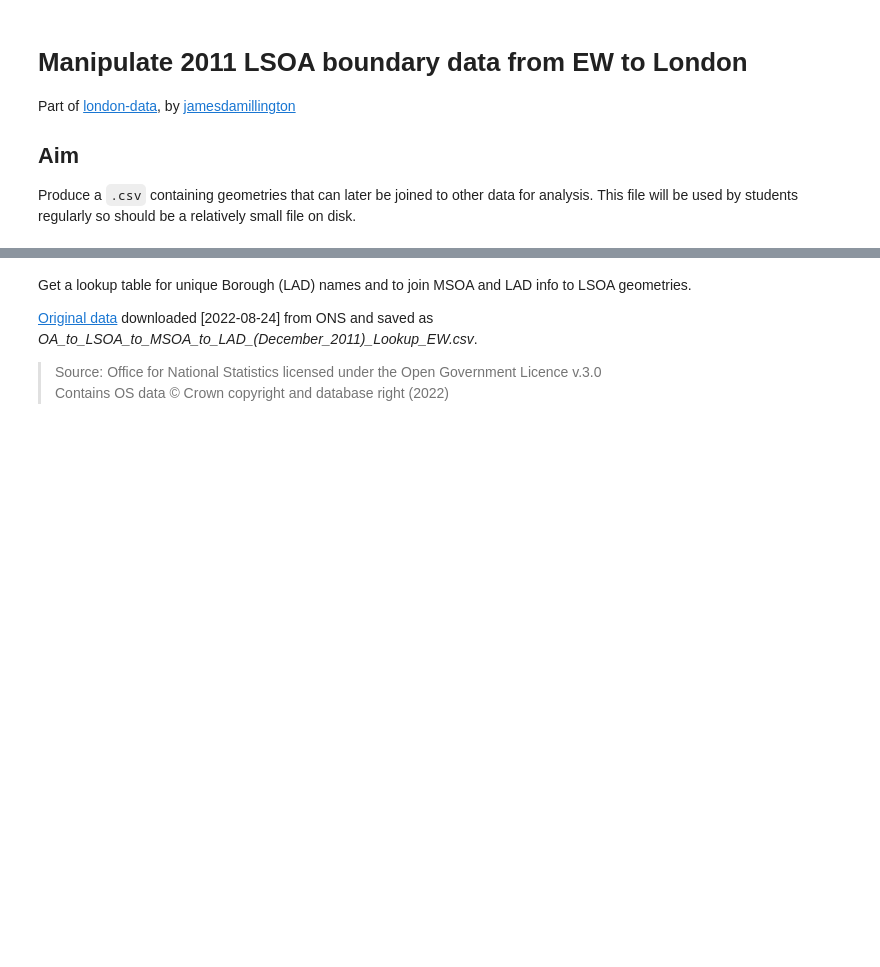
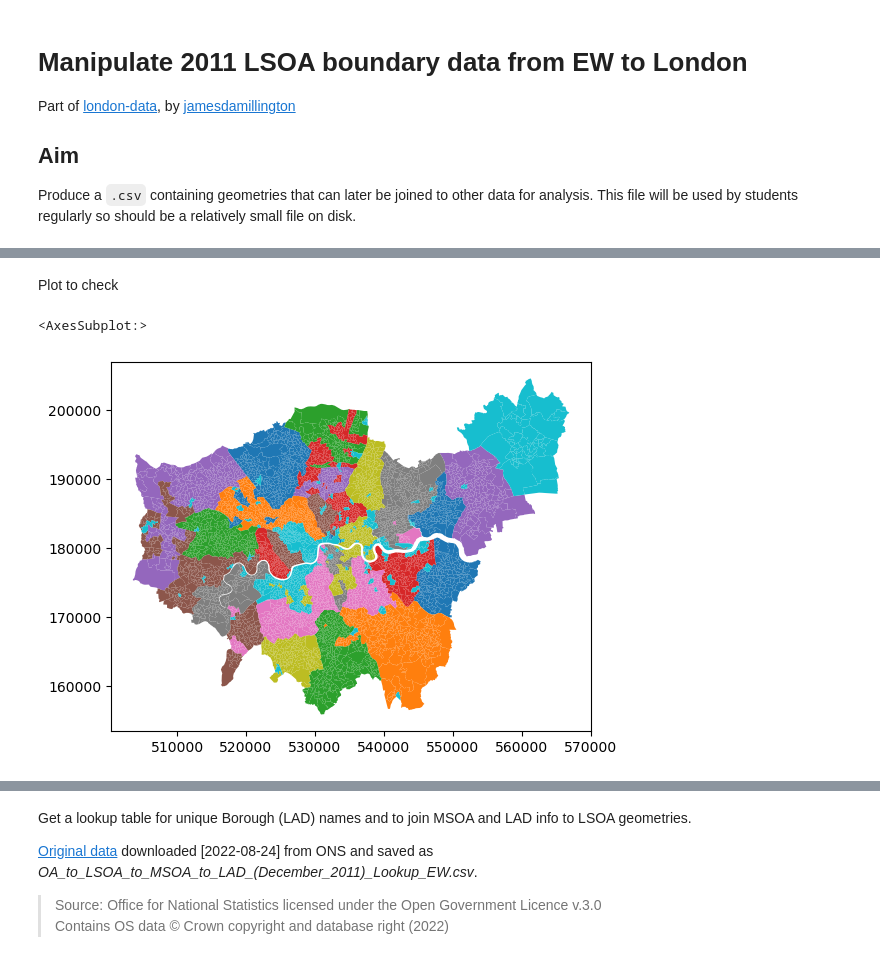
Before and after one commit to jamesdamillington/london-data, a Jupyter notebook: code/london-census2011-geography.ipynb, the cells around one changed output, grey strips where cells are left out. Saved outputs shown, nothing was run; the diff lists cells and outputs as text; code cells hidden in the pictures; blank space fills up the shorter version.

```diff
--- a/code/london-census2011-geography.ipynb
+++ b/code/london-census2011-geography.ipynb
@@ -19,0 +124,3 @@ from pathlib import Path
+# %%
+lads = pd.unique(lookup.LAD11NM)
+lads
@@ -19,0 +145,4 @@ from pathlib import Path
+# %%
+lads = list(lads)
+london_lads = lads[:lads.index('Westminster')+1]
+london_lads
@@ -19,0 +191,3 @@ from pathlib import Path
+# %%
+boundaries = boundaries.reset_index()
+boundaries['LSOA11NM'] = boundaries['LSOA11NM'].astype('string')
@@ -19,0 +196,4 @@ from pathlib import Path
+# %%
+london = boundaries[boundaries['LSOA11NM'].str.contains("|".join(london_lads))]   #from https://stackoverflow.com/a/71399966
+london = london.copy(deep=False)
+london.info()
@@ -19,0 +217,7 @@ from pathlib import Path
+# %% [markdown]
+Plot to check
+# %%
+london.plot('LSOA11CD')
+# %% [output]
+<AxesSubplot:>
+[figure, added]
```
Also changed, not shown: parts of 49 cells of this notebook, 16 other files.
